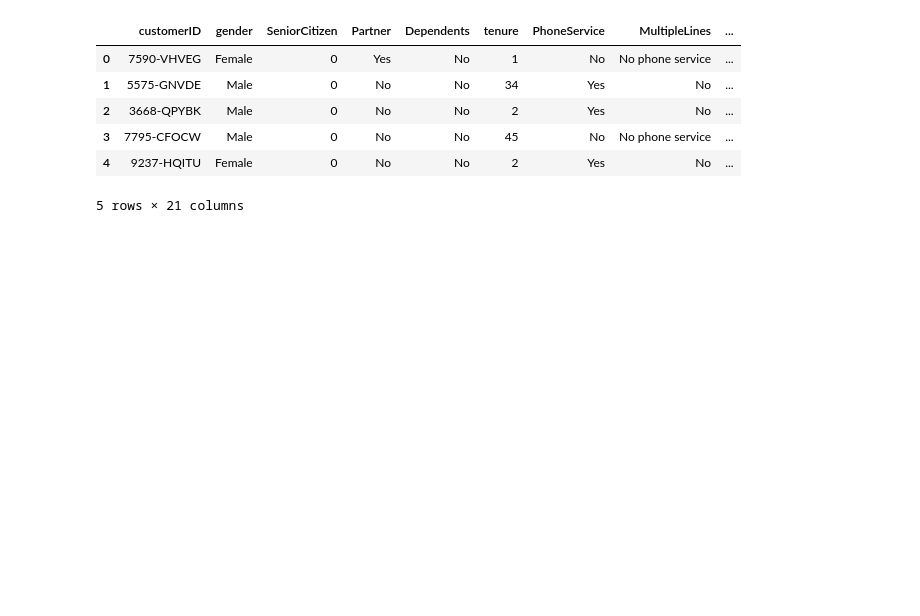
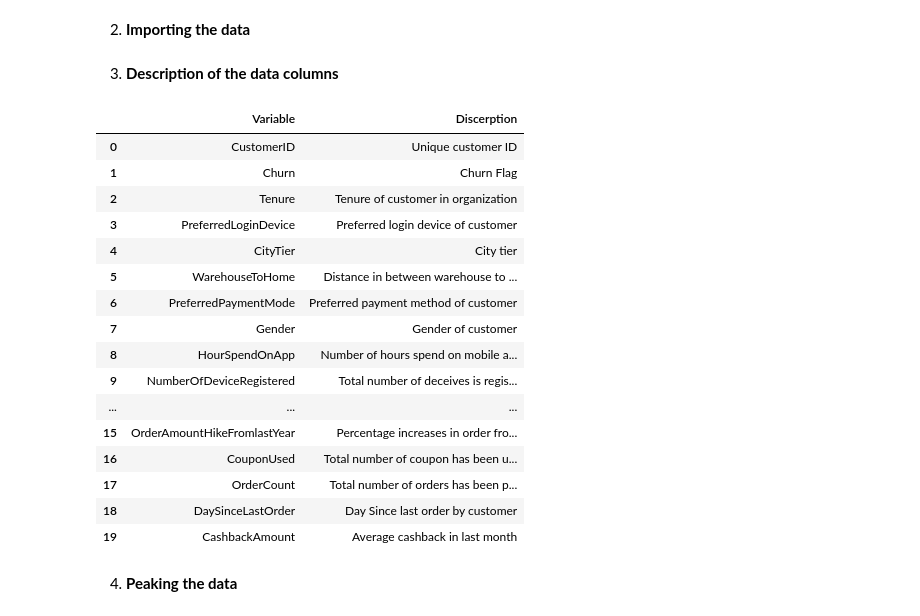
Before and after one commit to SepehrAkbari/LFC-courses, a Jupyter notebook: CSCI-250/Projects/P1/main.ipynb, the cells around one changed output. Cells and saved outputs as stored; diff of their text form; code cells hidden in the pictures; blank space fills up the shorter version.

```diff
--- a/CSCI-250/Projects/P1/main.ipynb
+++ b/CSCI-250/Projects/P1/main.ipynb
@@ -19,11 +25,0 @@ from sklearn.cluster import KMeans
-# %%
-df = pd.read_csv('../../Data/main/Telco-Customer-Churn.csv')
-df.head()
-# %% [output]
-|  | customerID | gender | SeniorCitizen | Partner | Dependents | tenure | PhoneService | MultipleLines | ... |
-| 0 | 7590-VHVEG | Female | 0 | Yes | No | 1 | No | No phone service | ... |
-| 1 | 5575-GNVDE | Male | 0 | No | No | 34 | Yes | No | ... |
-| 2 | 3668-QPYBK | Male | 0 | No | No | 2 | Yes | No | ... |
-| 3 | 7795-CFOCW | Male | 0 | No | No | 45 | No | No phone service | ... |
-| 4 | 9237-HQITU | Female | 0 | No | No | 2 | Yes | No | ... |
-5 rows × 21 columns
@@ -29,0 +28,2 @@ df.head()
+# %% [markdown]
+2. **Importing the data**
@@ -29,0 +33,24 @@ df.head()
+# %% [markdown]
+3. **Description of the data columns**
+# %%
+desc
+# %% [output]
+|  | Variable | Discerption |
+| 0 | CustomerID | Unique customer ID |
+| 1 | Churn | Churn Flag |
+| 2 | Tenure | Tenure of customer in organization |
+| 3 | PreferredLoginDevice | Preferred login device of customer |
+| 4 | CityTier | City tier |
+| 5 | WarehouseToHome | Distance in between warehouse to ... |
+| 6 | PreferredPaymentMode | Preferred payment method of customer |
+| 7 | Gender | Gender of customer |
+| 8 | HourSpendOnApp | Number of hours spend on mobile a... |
+| 9 | NumberOfDeviceRegistered | Total number of deceives is regis... |
+| ... | ... | ... |
+| 15 | OrderAmountHikeFromlastYear | Percentage increases in order fro... |
+| 16 | CouponUsed | Total number of coupon has been u... |
+| 17 | OrderCount | Total number of orders has been p... |
+| 18 | DaySinceLastOrder | Day Since last order by customer |
+| 19 | CashbackAmount | Average cashback in last month |
+# %% [markdown]
+4. **Peaking the data**
```
Also changed, not shown: parts of 39 cells of this notebook, 9 other files.
